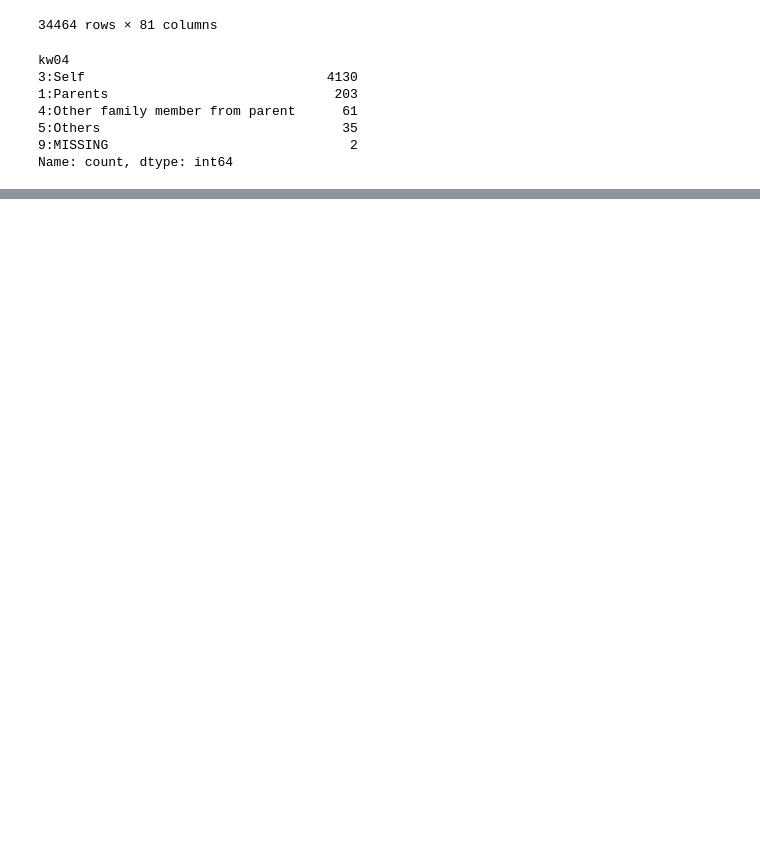
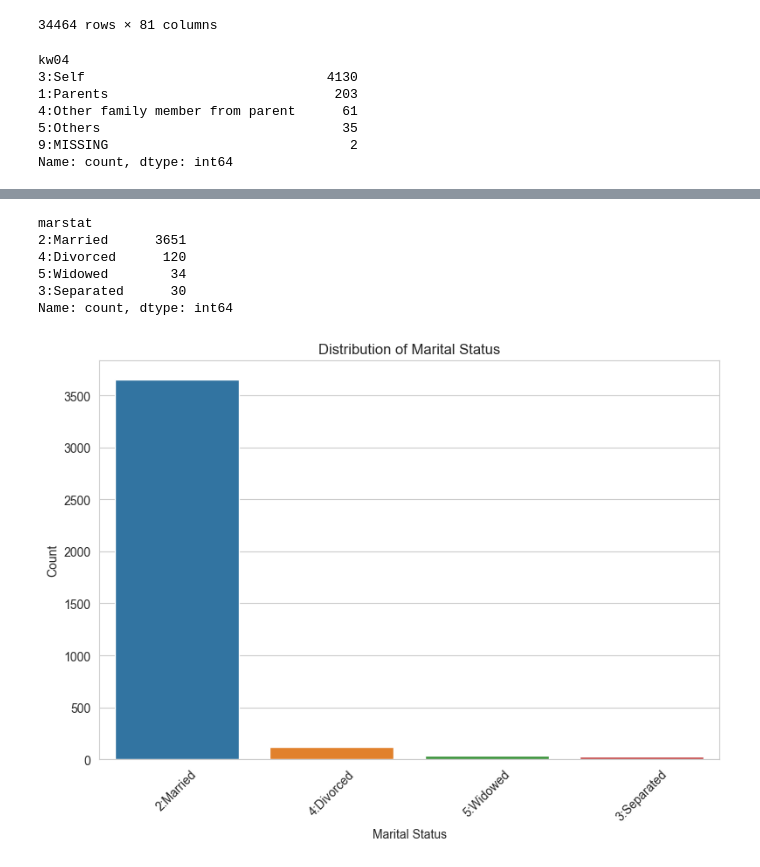
Before and after one commit to Poor1ST/ifls, a Jupyter notebook: process.ipynb, the cells around one changed output, grey strips where cells are left out. Cells and saved outputs as stored; diff of their text form; code cells hidden in the pictures; blank space fills up the shorter version.

```diff
--- a/process.ipynb
+++ b/process.ipynb
@@ -627,0 +1079,5 @@ Name: count, Length: 62, dtype: int64
+# %%
+sns.set_style('whitegrid')
+# %%
+df_clean = pd.read_csv('clean_data/data_clean.csv')
+df_clean
@@ -627,0 +1098,22 @@ Name: count, Length: 62, dtype: int64
+# %%
+df_clean['marstat'].value_counts()
+# %% [output]
+marstat
+2:Married      3651
+4:Divorced      120
+5:Widowed        34
+3:Separated      30
+Name: count, dtype: int64
+# %%
+# 1. Marital Status (marstat) - Bar Chart
+plt.figure(figsize=(8, 6))
+sns.countplot(x='marstat', data=df_clean, order=df_clean['marstat'].value_counts().index)
+plt.title('Distribution of Marital Status')
+plt.xlabel('Marital Status')
+plt.ylabel('Count')
+plt.xticks(rotation=45)
+plt.tight_layout()
+plt.savefig('marital_status_distribution.png')
+plt.show()
+# %% [output]
+[figure, added]
```
Also changed, not shown: parts of 61 cells of this notebook, 15 other files.
